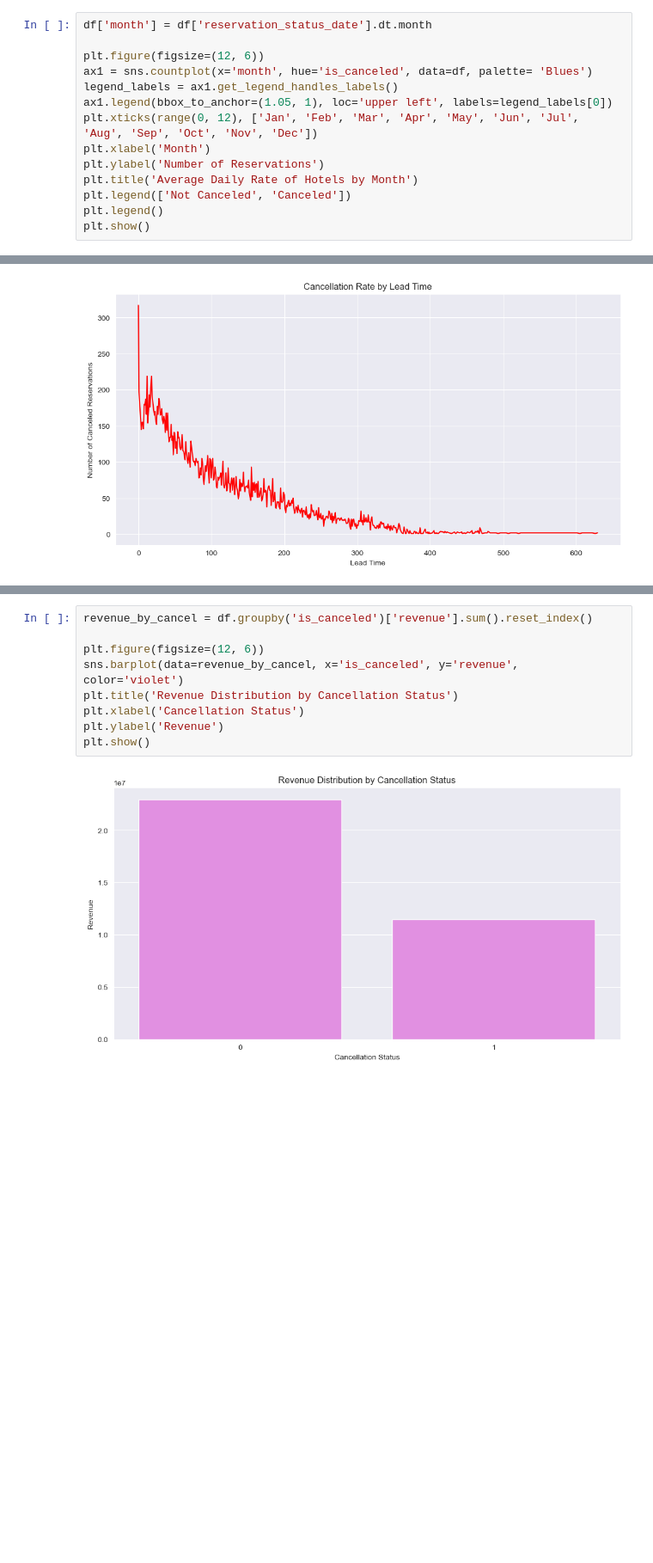
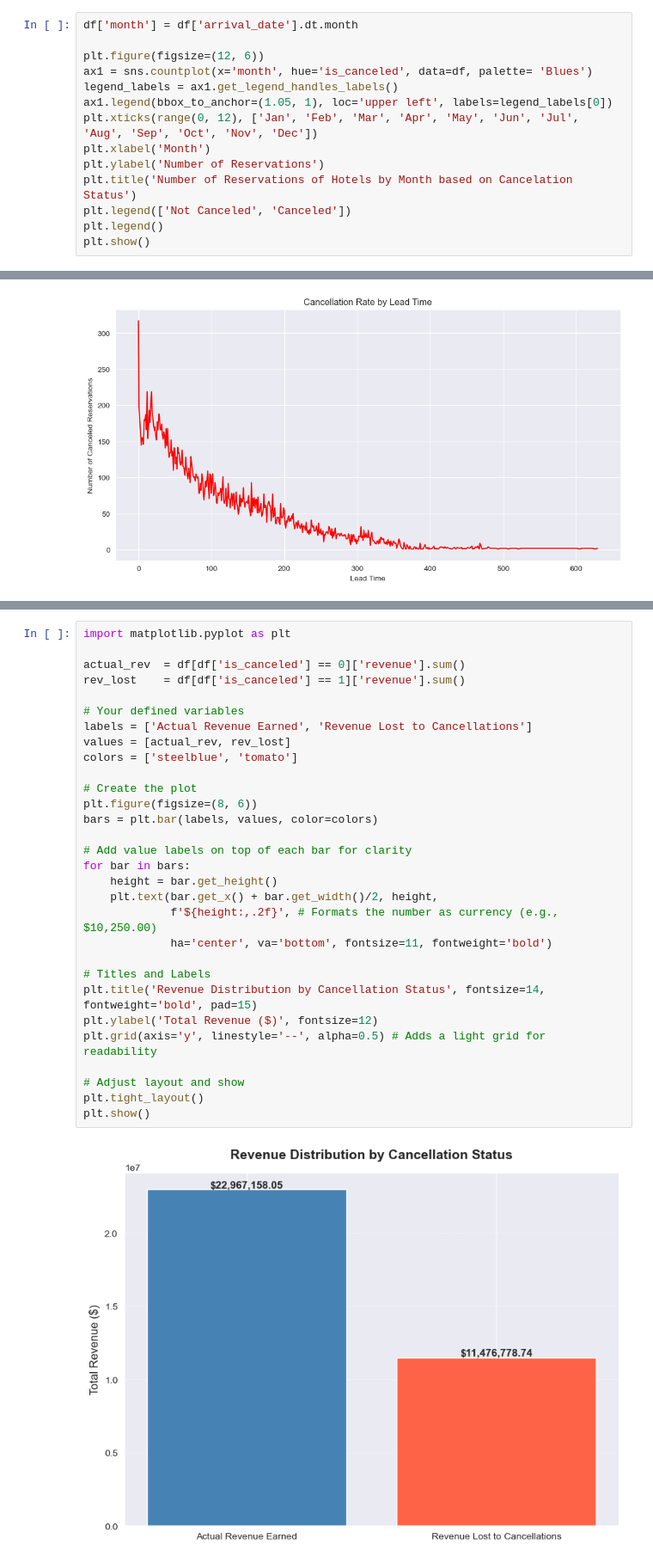
Before and after one commit to 280205-Abhi/Hotel_Booking_Analysis, a Jupyter notebook: Hotel_Booking_Analysis.ipynb, the cells around one changed output, grey strips where cells are left out. Shown at 86% size. Drawn from its saved outputs; the diff is of its cells as text; blank space fills up the shorter version.

Commit message:
ADDED: images of the output

```diff
--- a/Hotel_Booking_Analysis.ipynb
+++ b/Hotel_Booking_Analysis.ipynb
@@ -432,5 +839,5 @@ plt.show()
 # %%
-df['month'] = df['reservation_status_date'].dt.month
+df['month'] = df['arrival_date'].dt.month
 
 plt.figure(figsize=(12, 6))
 ax1 = sns.countplot(x='month', hue='is_canceled', data=df, palette= 'Blues')
@@ -439,7 +846,7 @@ ax1.legend(bbox_to_anchor=(1.05, 1), loc='upper left', labels=legend_labels[0])
 plt.xticks(range(0, 12), ['Jan', 'Feb', 'Mar', 'Apr', 'May', 'Jun', 'Jul', 'Aug', 'Sep', 'Oct', 'Nov', 'Dec'])
 plt.xlabel('Month')
 plt.ylabel('Number of Reservations')
-plt.title('Average Daily Rate of Hotels by Month')
+plt.title('Number of Reservations of Hotels by Month based on Cancelation Status')
 plt.legend(['Not Canceled', 'Canceled'])
 plt.legend()
 plt.show()
@@ -537,11 +1020,32 @@ plt.show()
 # %%
-revenue_by_cancel = df.groupby('is_canceled')['revenue'].sum().reset_index()
+import matplotlib.pyplot as plt
 
-plt.figure(figsize=(12, 6))
-sns.barplot(data=revenue_by_cancel, x='is_canceled', y='revenue', color='violet')
-plt.title('Revenue Distribution by Cancellation Status')
-plt.xlabel('Cancellation Status')
-plt.ylabel('Revenue')
+actual_rev  = df[df['is_canceled'] == 0]['revenue'].sum()
+rev_lost    = df[df['is_canceled'] == 1]['revenue'].sum()
+
+# Your defined variables
+labels = ['Actual Revenue Earned', 'Revenue Lost to Cancellations']
+values = [actual_rev, rev_lost]
+colors = ['steelblue', 'tomato']
+
+# Create the plot
+plt.figure(figsize=(8, 6))
+bars = plt.bar(labels, values, color=colors)
+
+# Add value labels on top of each bar for clarity
+for bar in bars:
+    height = bar.get_height()
+    plt.text(bar.get_x() + bar.get_width()/2, height,
+             f'${height:,.2f}', # Formats the number as currency (e.g., $10,250.00)
+             ha='center', va='bottom', fontsize=11, fontweight='bold')
+
+# Titles and Labels
+plt.title('Revenue Distribution by Cancellation Status', fontsize=14, fontweight='bold', pad=15)
+plt.ylabel('Total Revenue ($)', fontsize=12)
+plt.grid(axis='y', linestyle='--', alpha=0.5) # Adds a light grid for readability
+
+# Adjust layout and show
+plt.tight_layout()
 plt.show()
 # %% [output]
-[figure, old version]
+[figure, new version]
```
Also changed, not shown: parts of 111 cells of this notebook, 2 other files.
